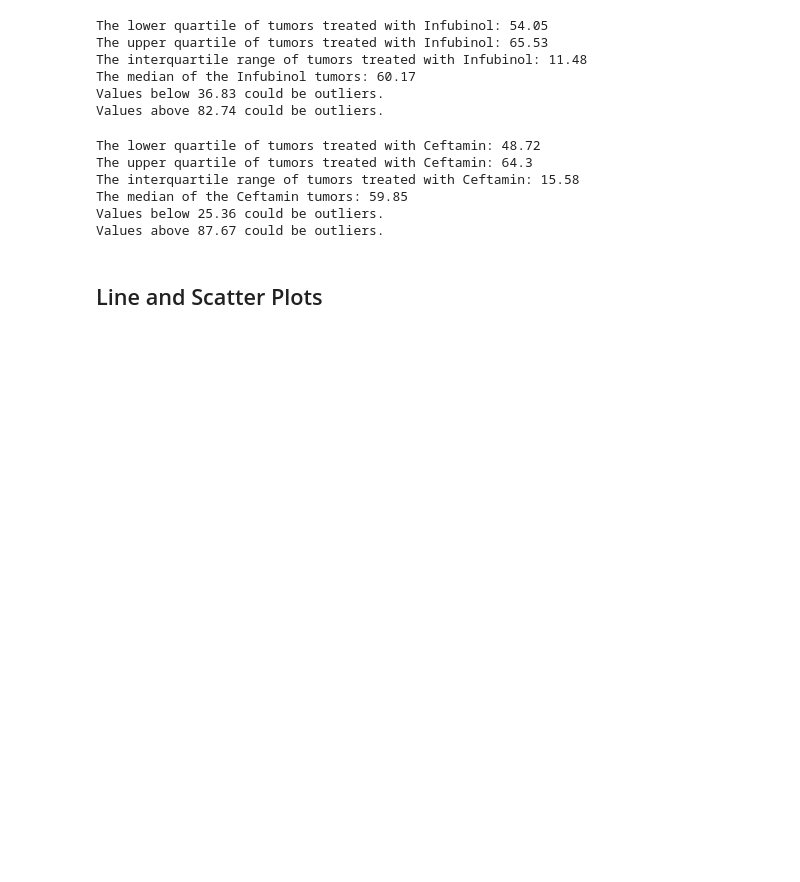
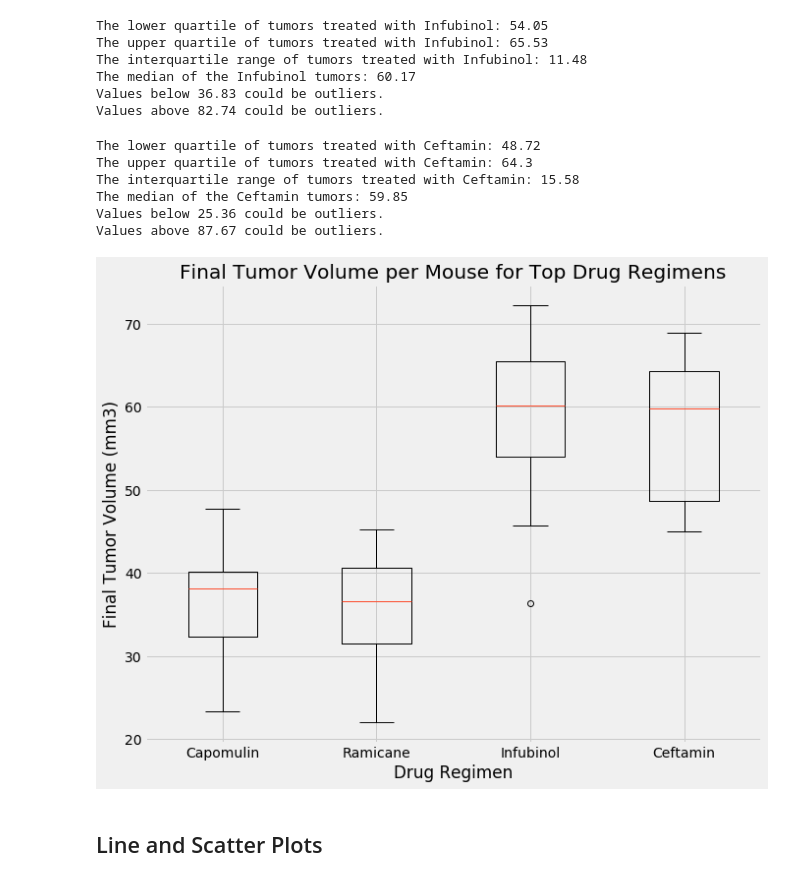
Before and after one commit to MichRisu/matplotlib-challenge, a Jupyter notebook: Pymaceuticals/pymaceuticals_starter.ipynb, the cells around one changed output. Saved outputs shown, nothing was run; the diff lists cells and outputs as text; code cells hidden in the pictures; blank space fills up the shorter version.

```diff
--- a/Pymaceuticals/pymaceuticals_starter.ipynb
+++ b/Pymaceuticals/pymaceuticals_starter.ipynb
@@ -333,18 +336,18 @@ Values below 25.36 could be outliers.
 Values above 87.67 could be outliers.
 # %%
 # Generate a box plot of the final tumor volume of each mouse across four regimens of interest
-list_tumor = df_tumor_grp.groupby('Drug Regimen')['Tumor Volume (mm3)'].apply(list)
-df_tumor_list = pd.DataFrame(list_tumor)
-df_tumor_list
-df_tumor_list = df_tumor_list.reindex(tx_list)
-tumor_vols = [vol for vol in df_tumor_list['Tumor Volume (mm3)']]
+final_tumor = [cap_vol, ram_vol, inf_vol, ceft_vol]
+top_tx = ['Capomulin', 'Ramicane', 'Infubinol','Ceftamin']
 
 fig3, ax3 = plt.subplots(figsize=(10,8))
-ax3.boxplot(tumor_vols)
+ax3.boxplot(final_tumor)
 ax3.set(xlabel= "Drug Regimen",
         ylabel= "Final Tumor Volume (mm3)",
     title="Final Tumor Volume per Mouse for Top Drug Regimens",
-       xticklabels= tx_list);
+       xticklabels= top_tx);
+plt.show()
+# %% [output]
+[figure, added]
 # %% [markdown]
 ## Line and Scatter Plots
 # %%
```
Also changed, not shown: parts of 11 cells of this notebook.
